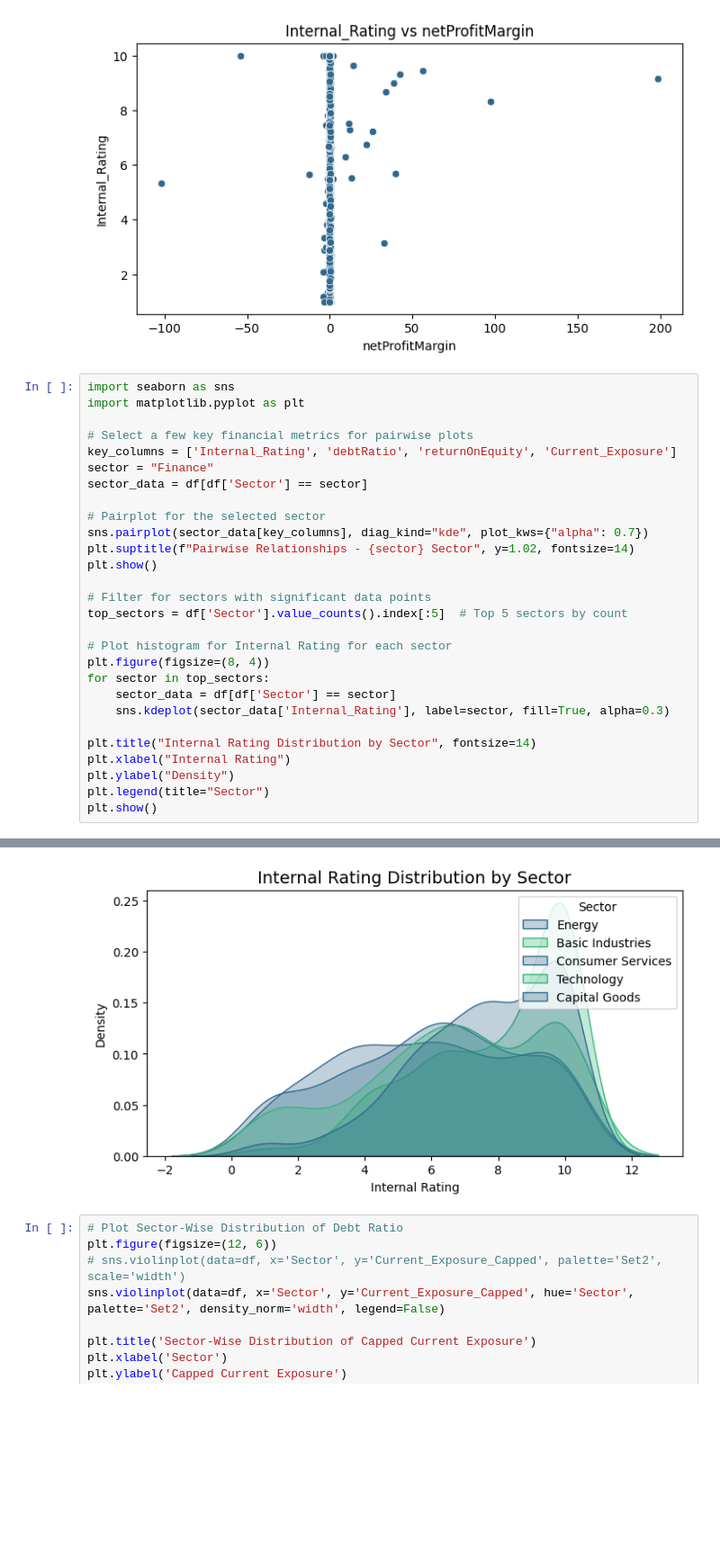
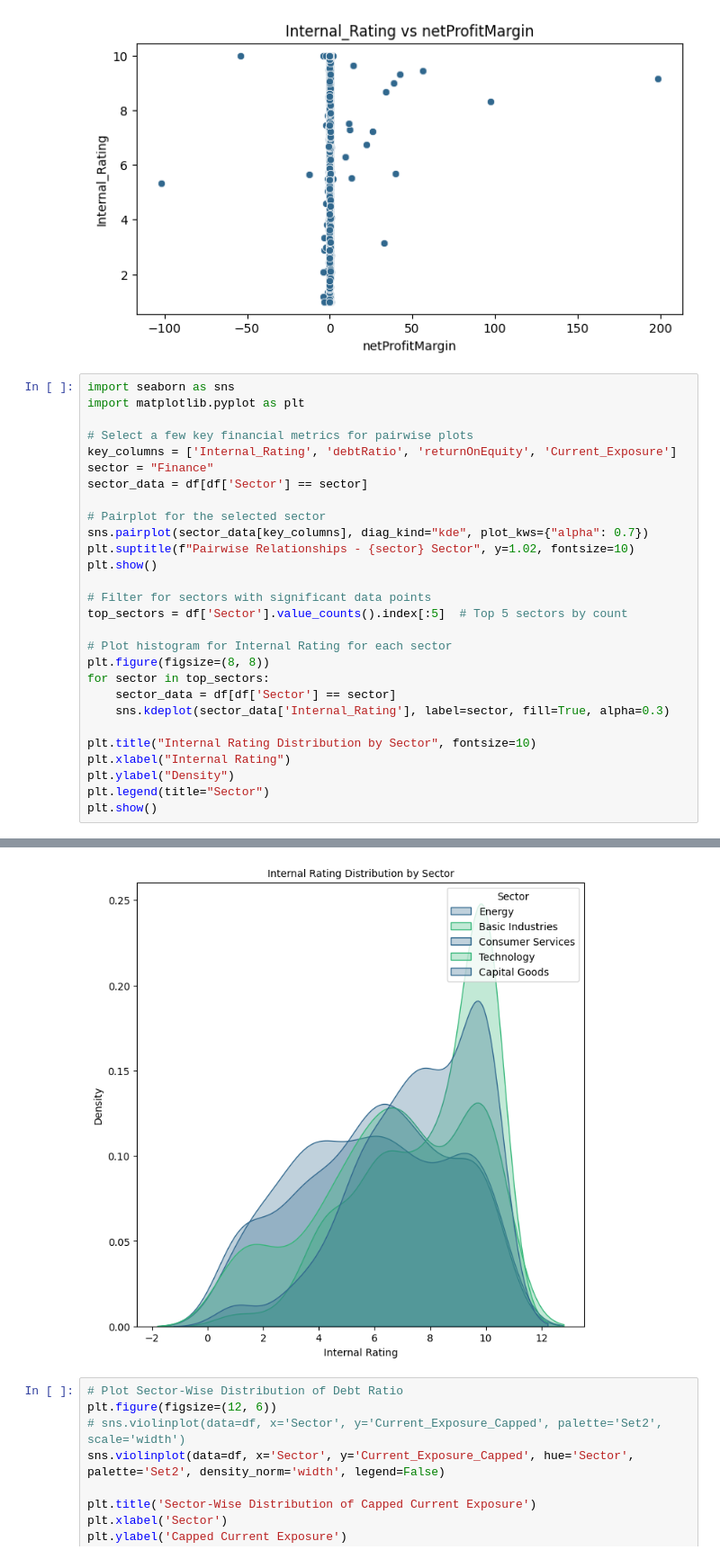
Before and after one commit to adongardive/Module_20, a Jupyter notebook: 20_1_Credit_Risk_Model_v1.ipynb, the cells around one changed output, grey strips where cells are left out. Shown at 90% size. Drawn from its saved outputs; the diff is of its cells as text; blank space fills up the shorter version.

```diff
--- a/20_1_Credit_Risk_Model_v1.ipynb
+++ b/20_1_Credit_Risk_Model_v1.ipynb
@@ -383,19 +383,19 @@ sector_data = df[df['Sector'] == sector]
 
 # Pairplot for the selected sector
 sns.pairplot(sector_data[key_columns], diag_kind="kde", plot_kws={"alpha": 0.7})
-plt.suptitle(f"Pairwise Relationships - {sector} Sector", y=1.02, fontsize=14)
+plt.suptitle(f"Pairwise Relationships - {sector} Sector", y=1.02, fontsize=10)
 plt.show()
 
 # Filter for sectors with significant data points
 top_sectors = df['Sector'].value_counts().index[:5]  # Top 5 sectors by count
 
 # Plot histogram for Internal Rating for each sector
-plt.figure(figsize=(8, 4))
+plt.figure(figsize=(8, 8))
 for sector in top_sectors:
     sector_data = df[df['Sector'] == sector]
     sns.kdeplot(sector_data['Internal_Rating'], label=sector, fill=True, alpha=0.3)
 
-plt.title("Internal Rating Distribution by Sector", fontsize=14)
+plt.title("Internal Rating Distribution by Sector", fontsize=10)
 plt.xlabel("Internal Rating")
 plt.ylabel("Density")
 plt.legend(title="Sector")
@@ -405,4 +405,4 @@ plt.show()
-[figure, old version]
+[figure, new version]
 # %%
 # Plot Sector-Wise Distribution of Debt Ratio
 plt.figure(figsize=(12, 6))
```
Also changed, not shown: parts of 1 cell of this notebook.
